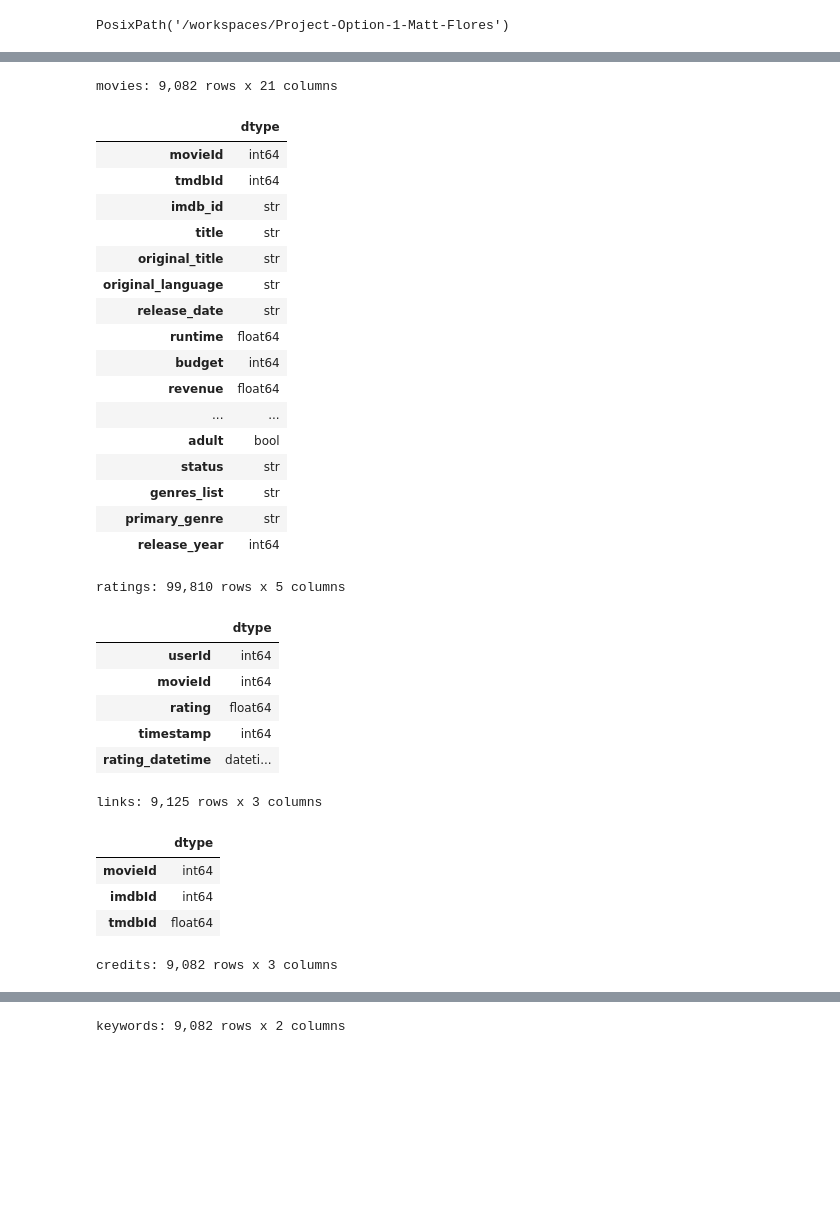
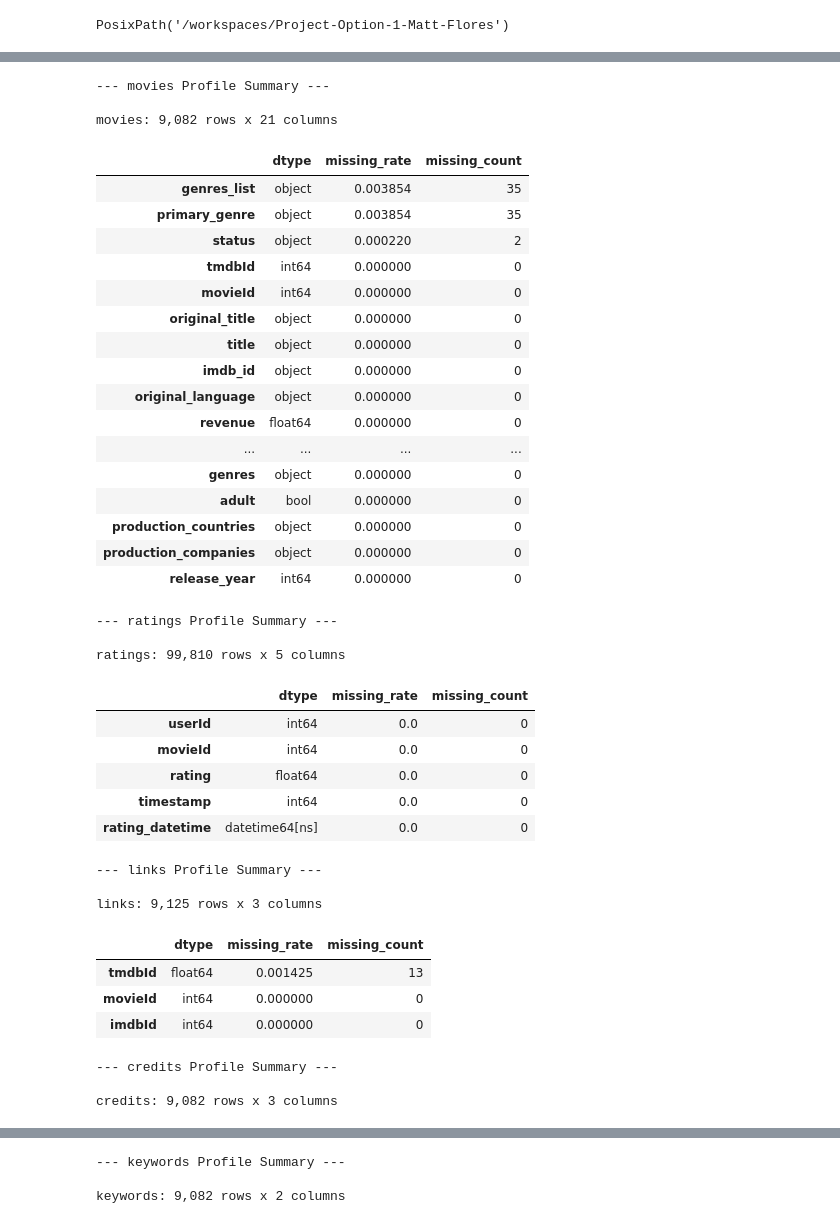
Before and after one commit to MFUTSA/Project-Option-1-Matt-Flores, a Jupyter notebook: notebooks/Milestone_1.ipynb, the cells around one changed output, grey strips where cells are left out. Saved outputs shown, nothing was run; the diff lists cells and outputs as text; code cells hidden in the pictures; blank space fills up the shorter version.

```diff
--- a/notebooks/Milestone_1.ipynb
+++ b/notebooks/Milestone_1.ipynb
@@ -81,38 +119,58 @@ display(column_summary_df)
 | credits | tmdbId | director | top_cast | NaN | NaN | NaN | NaN | NaN | NaN | NaN | NaN | ... |
 | keywords | tmdbId | keywords_list | NaN | NaN | NaN | NaN | NaN | NaN | NaN | NaN | NaN | ... |
 # %%
+#Initial data profiling: What are the columns, data types, and missing values for each table?
+
 for name, df in tables.items():
+    print(f"\n--- {name} Profile Summary ---")
     print(f'\n{name}: {df.shape[0]:,} rows x {df.shape[1]:,} columns')
-    display(pd.DataFrame(df.dtypes, columns=["dtype"]))
+
+    # 1. Create a summary DataFrame containing dtypes and missing rates
+    summary_df = pd.DataFrame({
+        'dtype': df.dtypes,
+        'missing_rate': df.isna().mean(),
+        'missing_count': df.isna().sum()
+    })
+
+    # 2. Display the combined table
+    display(summary_df.sort_values(by='missing_rate', ascending=False))
 # %% [output]
+--- movies Profile Summary ---
+
 movies: 9,082 rows x 21 columns
-|  | dtype |
-| movieId | int64 |
-| tmdbId | int64 |
-| imdb_id | str |
-| title | str |
-| original_title | str |
-| original_language | str |
-| release_date | str |
-| runtime | float64 |
-| budget | int64 |
-| revenue | float64 |
-| ... | ... |
-| adult | bool |
-| status | str |
-| genres_list | str |
-| primary_genre | str |
-| release_year | int64 |
+|  | dtype | missing_rate | missing_count |
+| genres_list | object | 0.003854 | 35 |
+| primary_genre | object | 0.003854 | 35 |
+| status | object | 0.000220 | 2 |
+| tmdbId | int64 | 0.000000 | 0 |
+| movieId | int64 | 0.000000 | 0 |
+| original_title | object | 0.000000 | 0 |
+| title | object | 0.000000 | 0 |
+| imdb_id | object | 0.000000 | 0 |
+| original_language | object | 0.000000 | 0 |
+| revenue | float64 | 0.000000 | 0 |
+| ... | ... | ... | ... |
+| genres | object | 0.000000 | 0 |
+| adult | bool | 0.000000 | 0 |
+| production_countries | object | 0.000000 | 0 |
+| production_companies | object | 0.000000 | 0 |
+| release_year | int64 | 0.000000 | 0 |
+--- ratings Profile Summary ---
+
 ratings: 99,810 rows x 5 columns
-|  | dtype |
-| userId | int64 |
-| movieId | int64 |
-| rating | float64 |
-| timestamp | int64 |
-| rating_datetime | dateti... |
+|  | dtype | missing_rate | missing_count |
+| userId | int64 | 0.0 | 0 |
+| movieId | int64 | 0.0 | 0 |
+| rating | float64 | 0.0 | 0 |
+| timestamp | int64 | 0.0 | 0 |
+| rating_datetime | datetime64[ns] | 0.0 | 0 |
+--- links Profile Summary ---
+
 links: 9,125 rows x 3 columns
-|  | dtype |
-| movieId | int64 |
-| imdbId | int64 |
-| tmdbId | float64 |
+|  | dtype | missing_rate | missing_count |
+| tmdbId | float64 | 0.001425 | 13 |
+| movieId | int64 | 0.000000 | 0 |
+| imdbId | int64 | 0.000000 | 0 |
+--- credits Profile Summary ---
+
 credits: 9,082 rows x 3 columns
@@ -123 +181,3 @@ credits: 9,082 rows x 3 columns
+--- keywords Profile Summary ---
+
 keywords: 9,082 rows x 2 columns
```
Also changed, not shown: parts of 11 cells of this notebook.
